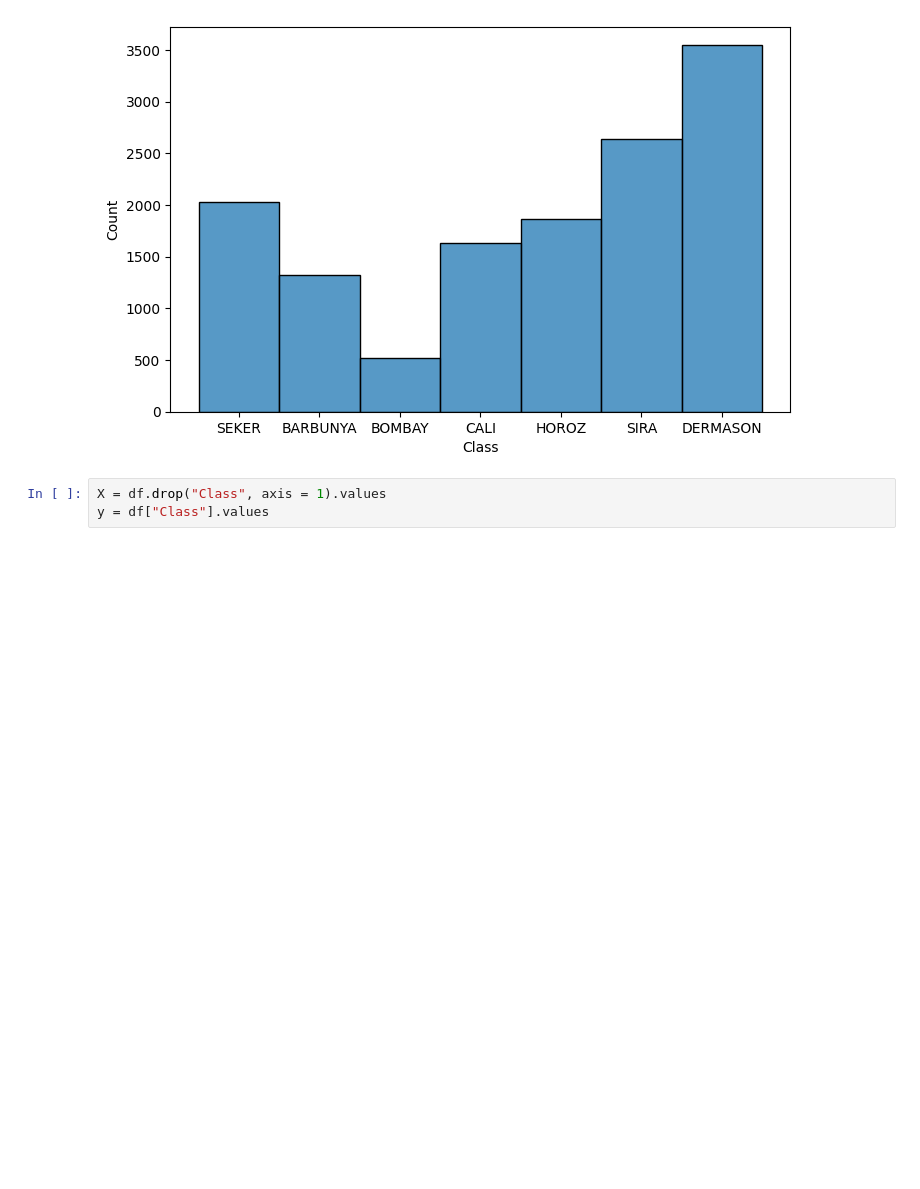
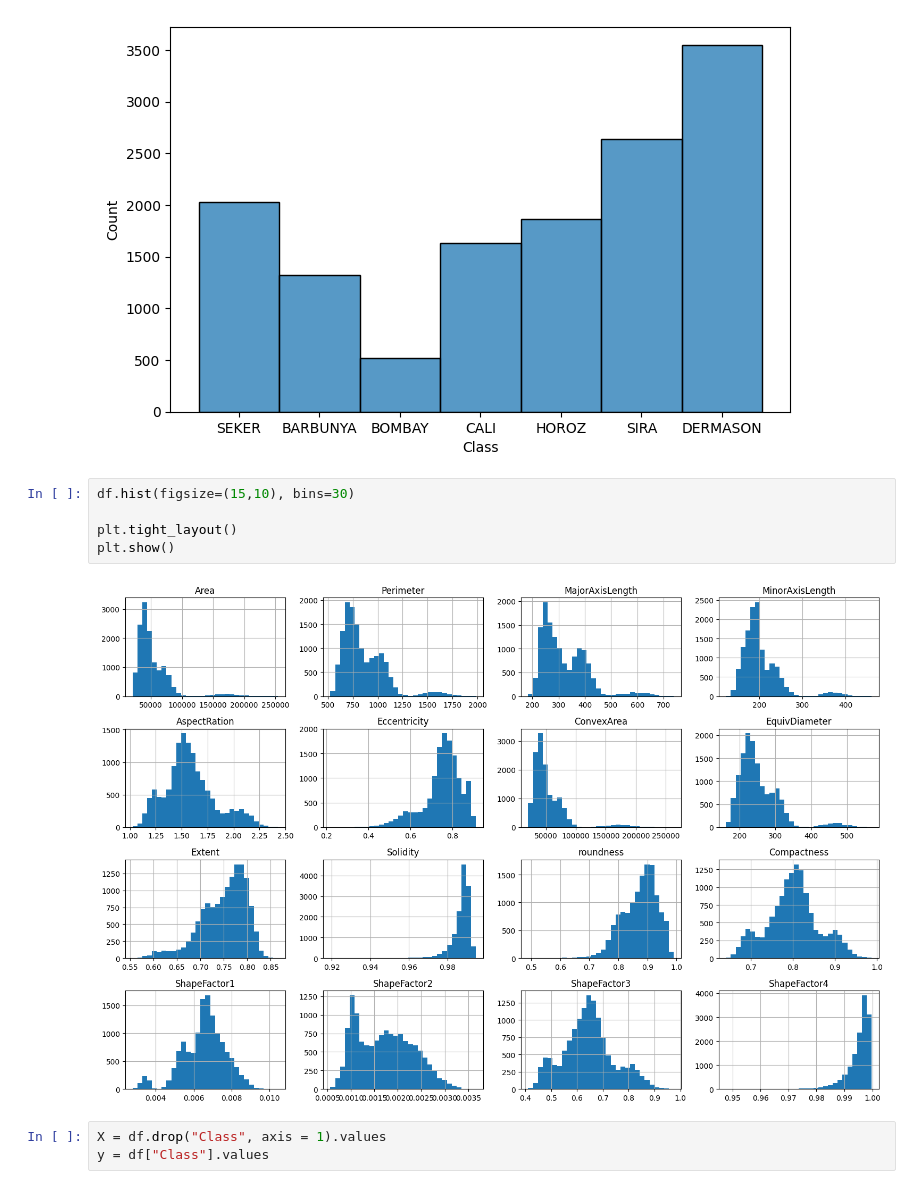
Before and after one commit to BerkayU23/Dry_Bean_Classification, a Jupyter notebook: DryBean_MultiClass.ipynb, the cells around one changed output. Saved outputs shown, nothing was run; the diff lists cells and outputs as text; blank space fills up the shorter version.

```diff
--- a/DryBean_MultiClass.ipynb
+++ b/DryBean_MultiClass.ipynb
@@ -69,6 +69,13 @@ sns.histplot(df["Class"])
 plt.show()
 # %% [output]
 [figure]
+# %%
+df.hist(figsize=(15,10), bins=30)
+
+plt.tight_layout()
+plt.show()
+# %% [output]
+[figure, added]
 # %%
 X = df.drop("Class", axis = 1).values
 y = df["Class"].values
```
Also changed, not shown: parts of 9 cells of this notebook, 1 other file.
